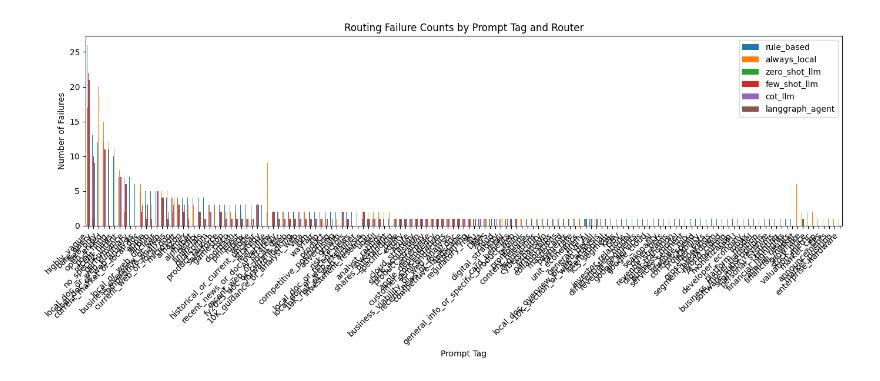
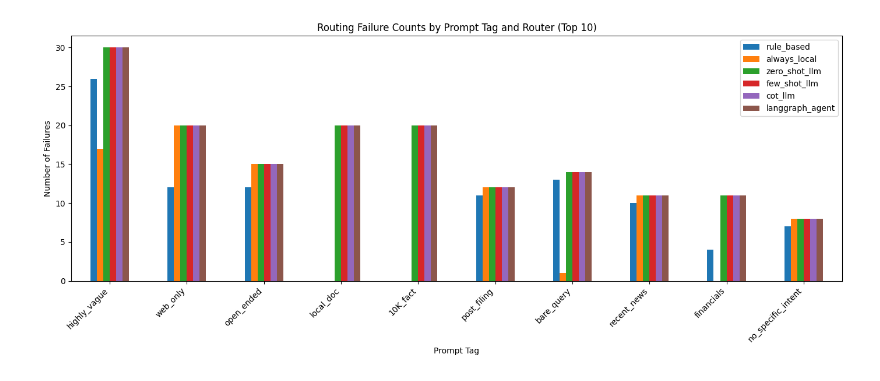
Before and after one commit to henil9794/GenAI-Agent-Routing-Evaluation, a Jupyter notebook: notebooks/02_evaluation.ipynb, the cells around one changed output. Cells and saved outputs as stored; diff of their text form; code cells hidden in the pictures.

```diff
--- a/notebooks/02_evaluation.ipynb
+++ b/notebooks/02_evaluation.ipynb
@@ -127,16 +156,22 @@ else:
 # %%
 import matplotlib.pyplot as plt
 
 failure_df = pd.read_csv("../data/results/failure_patterns.csv", index_col="prompt_tag")
 
+# Sort by total failures across routers and keep the top 10 tags
+top_failure_df = failure_df.assign(total_failures=failure_df.sum(axis=1)) \
+    .sort_values("total_failures", ascending=False) \
+    .drop(columns="total_failures") \
+    .head(10)
+
 # Plot failure counts per tag for each router
-failure_df.plot(kind="bar", figsize=(14, 6))
-plt.title("Routing Failure Counts by Prompt Tag and Router")
+top_failure_df.plot(kind="bar", figsize=(14, 6))
+plt.title("Routing Failure Counts by Prompt Tag and Router (Top 10)")
 plt.xlabel("Prompt Tag")
 plt.ylabel("Number of Failures")
 plt.xticks(rotation=45, ha="right")
 plt.tight_layout()
 plt.savefig("../data/results/failure_patterns.png", dpi=150)
 plt.show()
 # %% [output]
-[figure, old version]
+[figure, new version]
```
Also changed, not shown: parts of 6 cells of this notebook, 23 other files.
